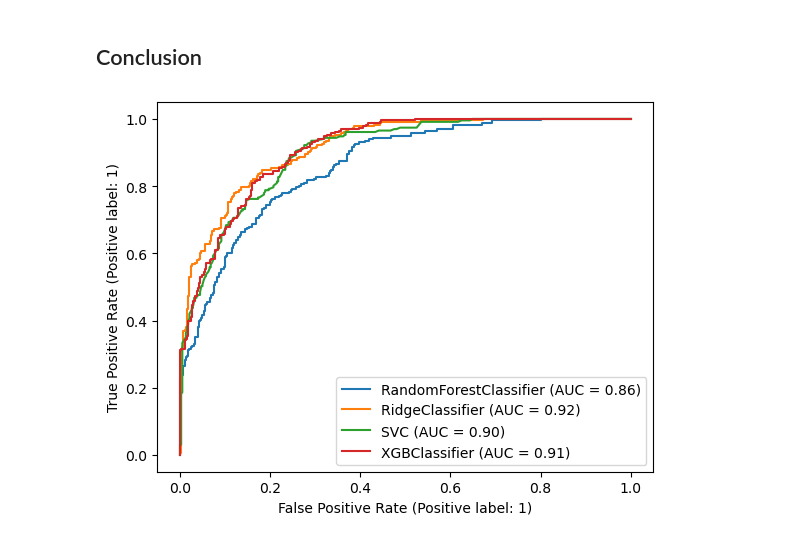
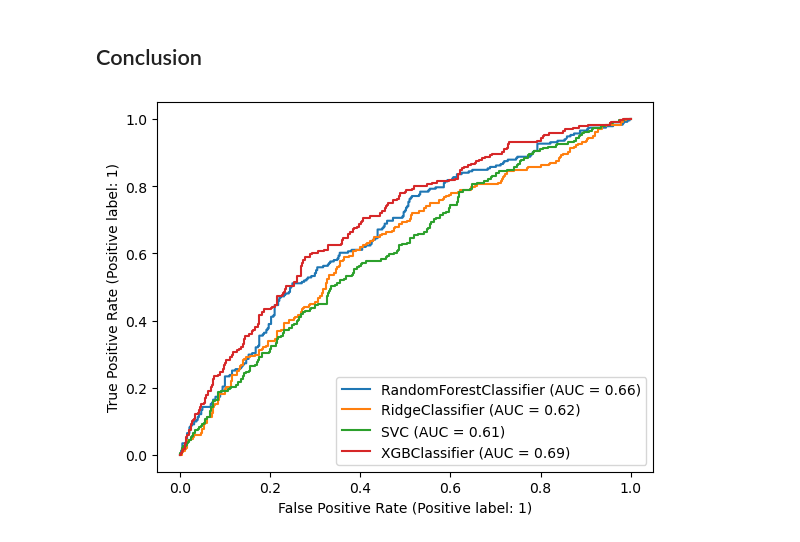
Before and after one commit to seckinadali/Predicting-Bundesliga, a Jupyter notebook: predict.ipynb, the cells around one changed output. Drawn from its saved outputs; the diff is of its cells as text; code cells hidden in the pictures.

```diff
--- a/predict.ipynb
+++ b/predict.ipynb
@@ -454,11 +392,0 @@ Now we use these parameters when defining our model.
-# %%
-svc = SVC(C=1)
-
-sfs = SequentialFeatureSelector(svc,
-                                n_features_to_select=5,
-                                direction="forward",
-                                cv=tscv,
-                                scoring=f1_scorer,
-                                n_jobs=1
-                               )
-sfs.fit(X, y)
@@ -481,0 +393,4 @@ f1 score: 0.743362831858407
+# %%
+svc = SVC(**gs.best_params_)
+
+scores(svc)
@@ -482,19 +408,13 @@ f1 score: 0.743362831858407
 # %% [markdown]
 ### Model 4: XGBoost Classifier
 # %%
-pipe = Pipeline([
-    ('feature_selection', SelectKBest()),
-    ('classifier', xgb.XGBClassifier())
-])
+params = {
+    'max_depth': range(3, 8),
+    'learning_rate': [0.1, 0.01, 0.001],
+    'n_estimators': [100, 200, 300]
+}
 
-params = dict(
-    feature_selection__k = list(range(5, 21, 5)),
-    classifier__max_depth = range(3, 8),
-    classifier__learning_rate = [0.1, 0.01, 0.001],
-    classifier__n_estimators = [100, 200, 300]
-)
-
-gs = GridSearchCV(pipe,
+gs = GridSearchCV(XGBClassifier(),
                   param_grid=params,
                   cv=tscv,
                   scoring=f1_scorer
@@ -575,0 +449,4 @@ f1 score: 0.7569892473118279
+# %%
+xgbc = XGBClassifier(**gs.best_params_, random_state=1)
+
+scores(xgbc)
@@ -576,10 +464,10 @@ f1 score: 0.7569892473118279
 # %% [markdown]
 ## Conclusion
 # %%
-disp = RocCurveDisplay.from_estimator(rf, X_val[predictors_rf], y_val)
-RocCurveDisplay.from_estimator(rc, X_val[predictors_rc], y_val, ax=disp.ax_)
-RocCurveDisplay.from_estimator(svc, X_val[predictors_svc], y_val, ax=disp.ax_)
-RocCurveDisplay.from_estimator(xgbc, X_val[predictors_xgbc], y_val, ax=disp.ax_)
+disp = RocCurveDisplay.from_estimator(rf, X_val[predictors], y_val)
+RocCurveDisplay.from_estimator(rc, X_val[predictors], y_val, ax=disp.ax_)
+RocCurveDisplay.from_estimator(svc, X_val[predictors], y_val, ax=disp.ax_)
+RocCurveDisplay.from_estimator(xgbc, X_val[predictors], y_val, ax=disp.ax_)
 plt.show()
 # %% [output]
-[figure, old version]
+[figure, new version]
```
Also changed, not shown: parts of 40 cells of this notebook.
